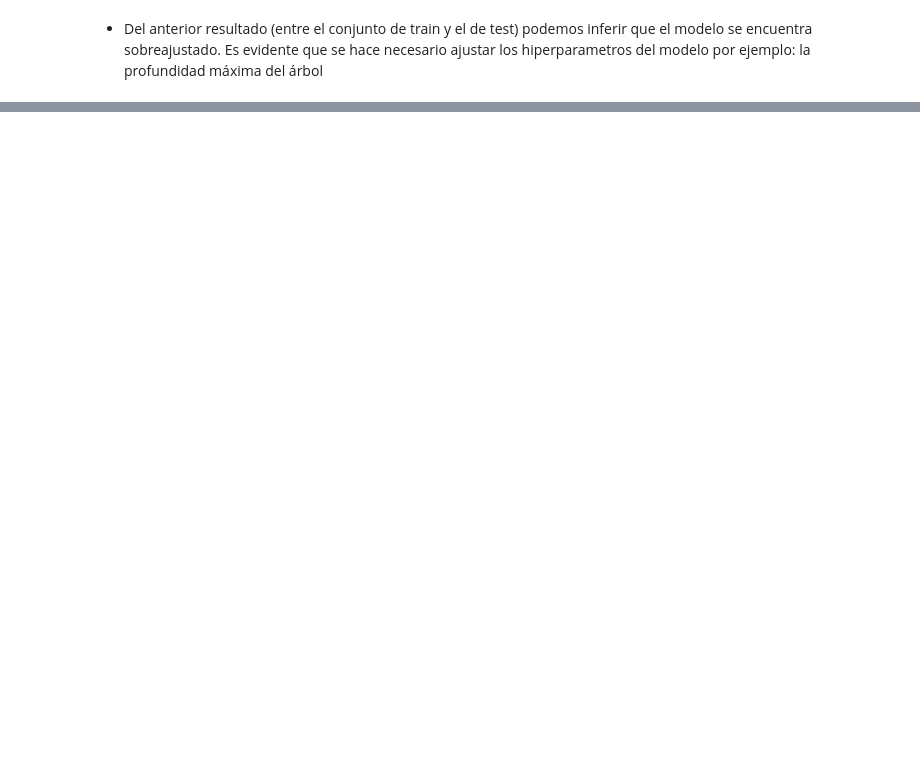
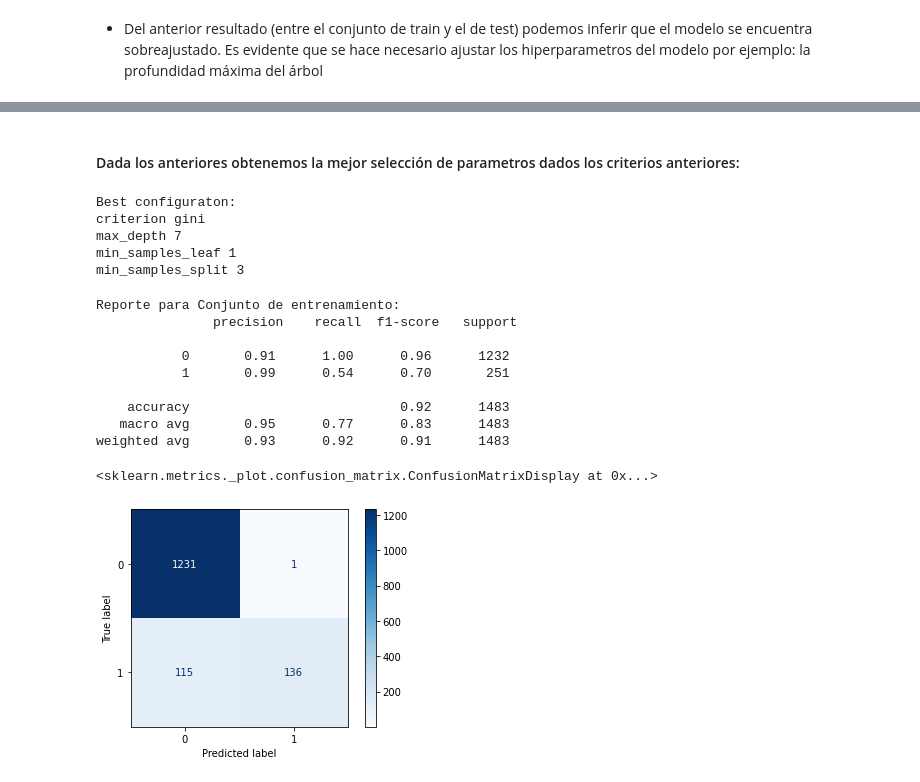
Before and after one commit to Grupo242022/Intro_AA, a Jupyter notebook: Lab 2 preliminar.ipynb, the cells around one changed output, grey strips where cells are left out. Cells and saved outputs as stored; diff of their text form; code cells hidden in the pictures; blank space fills up the shorter version.

```diff
--- a/Lab 2 preliminar.ipynb
+++ b/Lab 2 preliminar.ipynb
@@ -447 +493,45 @@ cm_train=confusion_matrix(y_train, y_train_pred, labels=clf.classes_)
+# %% [markdown]
+#### Dada los anteriores obtenemos la mejor selección de parametros dados los criterios anteriores:
+# %%
+print(f'Best configuraton: ')
+
+final_model = clf.best_params_
+
+for i, j in final_model.items():
+    print (i,j)
+
+best_model = clf.best_estimator_
+# %% [output]
+Best configuraton:
+criterion gini
+max_depth 7
+min_samples_leaf 1
+min_samples_split 3
+# %%
+y_train_pred = best_model.predict(X_train)
+y_test_pred = best_model.predict(X_test)
+
+# print(y_train_pred, y_test_pred)
+
+# Conjunto de Entrenamiento:
+print(f'Reporte para Conjunto de entrenamiento:\n {classification_report(y_train, y_train_pred)}')
+
+cm_train=confusion_matrix(y_train, y_train_pred, labels=clf.classes_)
+
+import matplotlib.pyplot as plt
+disp = ConfusionMatrixDisplay(confusion_matrix=cm_train,
+                              display_labels=clf.classes_)
+disp.plot(cmap=plt.cm.Blues)
+# %% [output]
+Reporte para Conjunto de entrenamiento:
+               precision    recall  f1-score   support
+
+           0       0.91      1.00      0.96      1232
+           1       0.99      0.54      0.70       251
+
+    accuracy                           0.92      1483
+   macro avg       0.95      0.77      0.83      1483
+weighted avg       0.93      0.92      0.91      1483
+<sklearn.metrics._plot.confusion_matrix.ConfusionMatrixDisplay at 0x...>
+[figure, added]
 # %%
```
Also changed, not shown: parts of 21 cells of this notebook.
